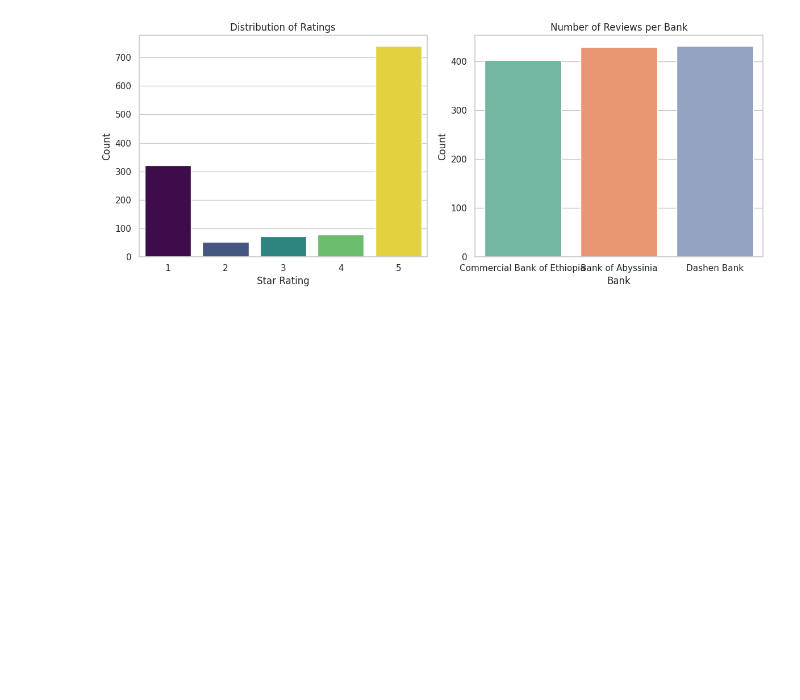
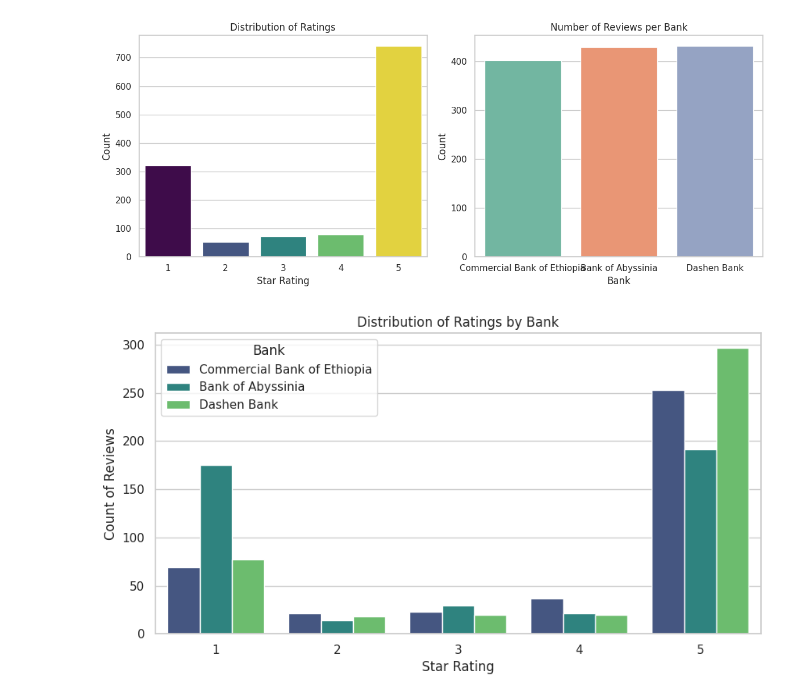
Before and after one commit to binia01/Customer-Experience-Analytics, a Jupyter notebook: notebooks/processing_eda.ipynb, the cells around one changed output. Drawn from its saved outputs; the diff is of its cells as text; code cells hidden in the pictures; blank space fills up the shorter version.

```diff
--- a/notebooks/processing_eda.ipynb
+++ b/notebooks/processing_eda.ipynb
@@ -88,3 +134,13 @@ plt.tight_layout()
 plt.show()
 # %% [output]
 [figure]
+# %%
+plt.figure(figsize=(10, 5))
+sns.countplot(data=clean_df, x='rating', hue='bank', palette='viridis')
+plt.title("Distribution of Ratings by Bank")
+plt.xlabel("Star Rating")
+plt.ylabel("Count of Reviews")
+plt.legend(title='Bank')
+plt.show()
+# %% [output]
+[figure, added]
```
Also changed, not shown: parts of 4 cells of this notebook.
